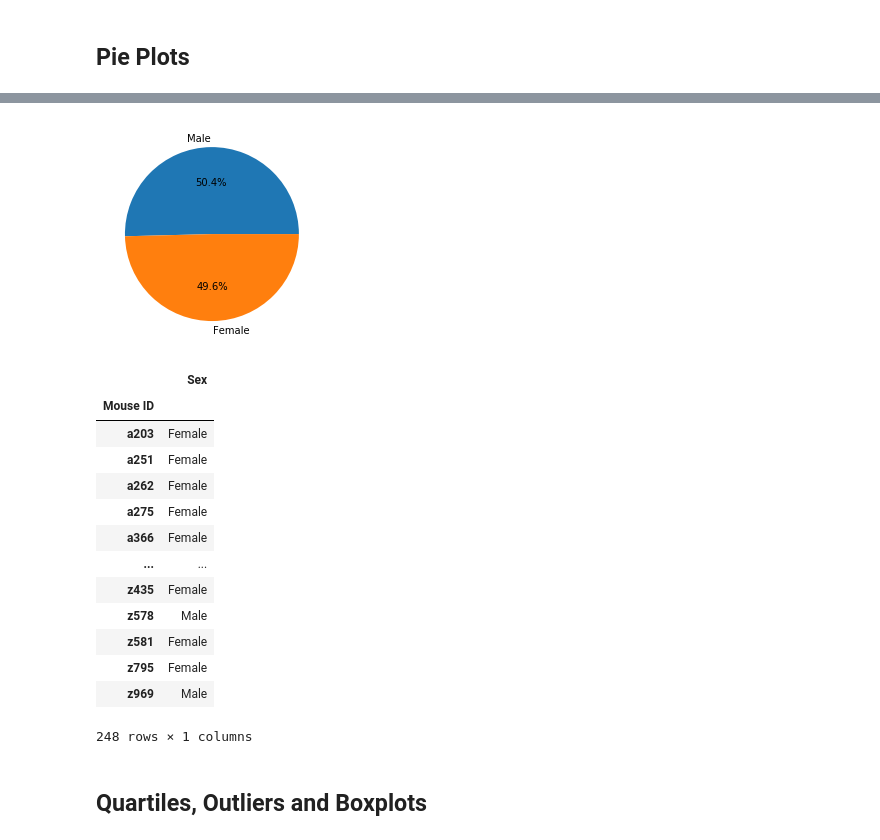
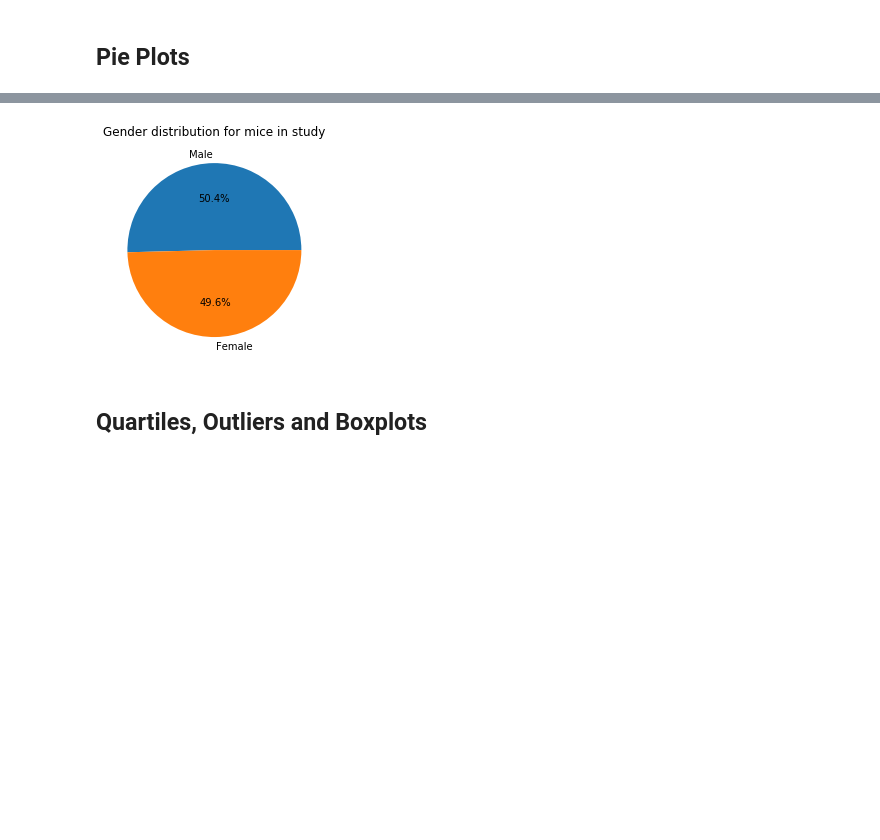
Before and after one commit to Terrence-Cummings/matplotlib-challenge, a Jupyter notebook: Pymaceuticals/pymaceuticals_TC_v1.ipynb, the cells around one changed output, grey strips where cells are left out. Drawn from its saved outputs; the diff is of its cells as text; code cells hidden in the pictures; blank space fills up the shorter version.

```diff
--- a/Pymaceuticals/pymaceuticals_TC_v1.ipynb
+++ b/Pymaceuticals/pymaceuticals_TC_v1.ipynb
@@ -175,38 +191,12 @@ plt.show()
 # %%
-#### Generate a pie plot showing the distribution of female versus male mice using pandas
+#### DONE - Generate a pie plot showing the distribution of female versus male mice using pyplot
+
+#Pie plot of gender using pyplot
+plt.pie(gender['Sex'], labels=gender.index, autopct='%1.1f%%')
+plt.title('Gender distribution for mice in study')
+plt.show()
+# %% [output]
+[figure, added]
-# %%
-####Generate a pie plot showing the distribution of female versus male mice using pyplot
-
-#Group mice by Mouse ID
-MouseID_grouped = no_dups_mouse_study_df.groupby(['Mouse ID'])
-
-#Grab the first occurence of each grouping to get a clean table of unique mouse ID's and their sex
-MouseID_sex = pd.DataFrame(MouseID_grouped['Sex'].first())
-
-#Create table of mouse gender and count
-gender = pd.DataFrame(MouseID_sex['Sex'].value_counts())
-
-#Pie plot of gender
-plt.pie(gender['Sex'], labels=gender.index, autopct='%1.1f%%')
-plt.show()
-
-MouseID_sex
-# %% [output]
-[figure, removed]
-|  | Sex |
-| Mouse ID |  |
-| a203 | Female |
-| a251 | Female |
-| a262 | Female |
-| a275 | Female |
-| a366 | Female |
-| ... | ... |
-| z435 | Female |
-| z578 | Male |
-| z581 | Female |
-| z795 | Female |
-| z969 | Male |
-248 rows × 1 columns
 # %% [markdown]
 ## Quartiles, Outliers and Boxplots
 # %%
```
Also changed, not shown: parts of 16 cells of this notebook.
